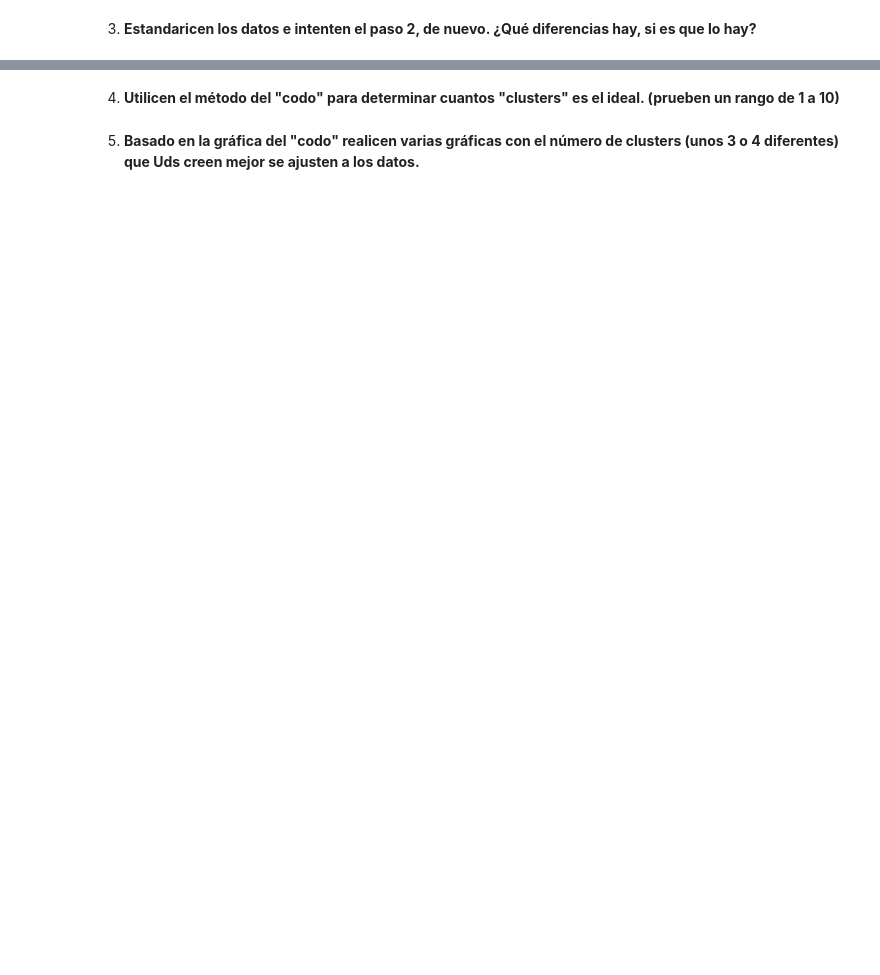
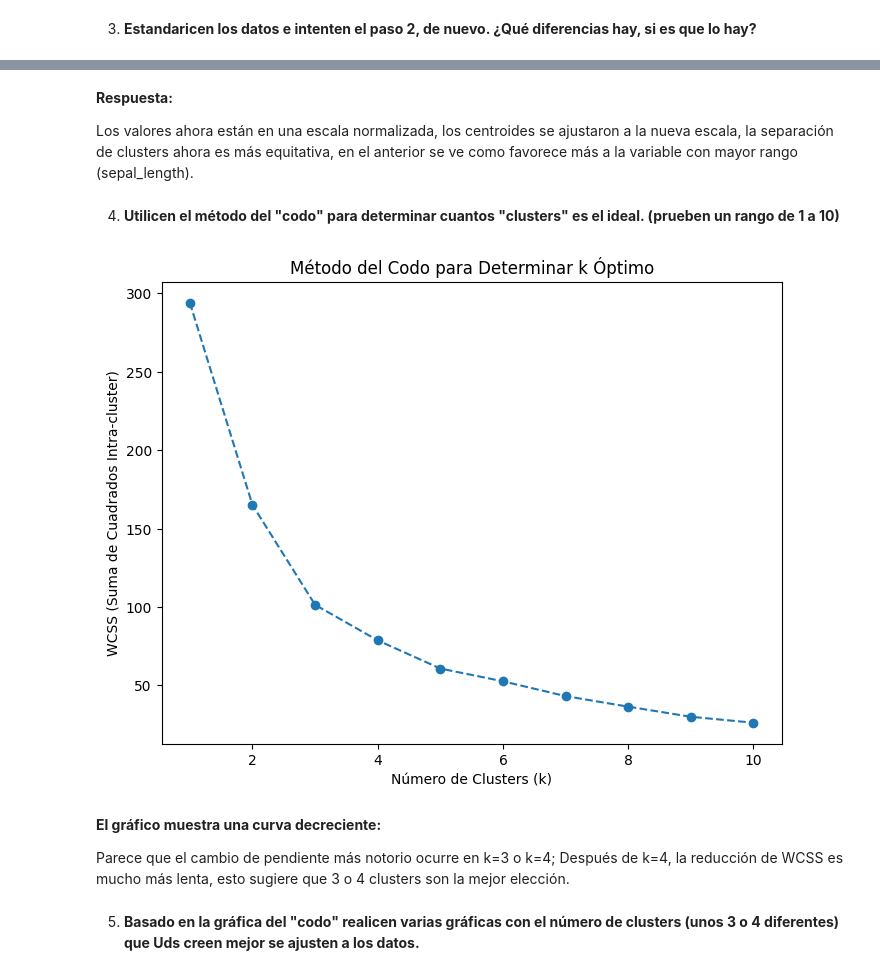
Before and after one commit to JosueSay/DataMining, a Jupyter notebook: ht/h2/lab02.ipynb, the cells around one changed output, grey strips where cells are left out. Saved outputs shown, nothing was run; the diff lists cells and outputs as text; code cells hidden in the pictures; blank space fills up the shorter version.

```diff
--- a/ht/h2/lab02.ipynb
+++ b/ht/h2/lab02.ipynb
@@ -126,4 +190,36 @@ En este caso, parece haber al menos 3 o 4 posibles agrupaciones (separadas por d
+# %% [markdown]
+**Respuesta:**
+
+Los valores ahora están en una escala normalizada, los centroides se ajustaron a la nueva escala, la separación de clusters ahora es más equitativa, en el anterior se ve como favorece más a la variable con mayor rango (sepal_length).
 # %% [markdown]
 4. **Utilicen el método del "codo" para determinar cuantos "clusters" es el ideal. (prueben un rango de 1 a 10)**
+# %%
+inercia_clusters = []  # Lista para almacenar la inercia (within-cluster sum of squares)
+k_range = range(1, 11)
+
+# Calcular WCSS para cada número de clusters
+for k in k_range:
+    kmeans = KMeans(n_clusters=k, random_state=42, n_init=10)
+    kmeans.fit(iris_df_s1[['sepal_length', 'sepal_width']])  # Usamos datos estandarizados
+    inercia_clusters.append(kmeans.inertia_)  # Guardamos la inercia
+
+# Graficar el método del codo
+plt.figure(figsize=(8,6))
+plt.plot(k_range, inercia_clusters, marker='o', linestyle='--')
+
+# Etiquetas
+plt.xlabel("Número de Clusters (k)")
+plt.ylabel("WCSS (Suma de Cuadrados Intra-cluster)")
+plt.title("Método del Codo para Determinar k Óptimo")
+
+# Mostrar el gráfico
+plt.show()
+# %% [output]
+[figure, added]
+# %% [markdown]
+**El gráfico muestra una curva decreciente:**
+
+Parece que el cambio de pendiente más notorio ocurre en k=3 o k=4;
+Después de k=4, la reducción de WCSS es mucho más lenta, esto sugiere que 3 o 4 clusters son la mejor elección.
 # %% [markdown]
 5. **Basado en la gráfica del "codo" realicen varias gráficas con el número de clusters (unos 3 o 4 diferentes) que Uds creen mejor se ajusten a los datos.**
```
Also changed, not shown: parts of 12 cells of this notebook.
